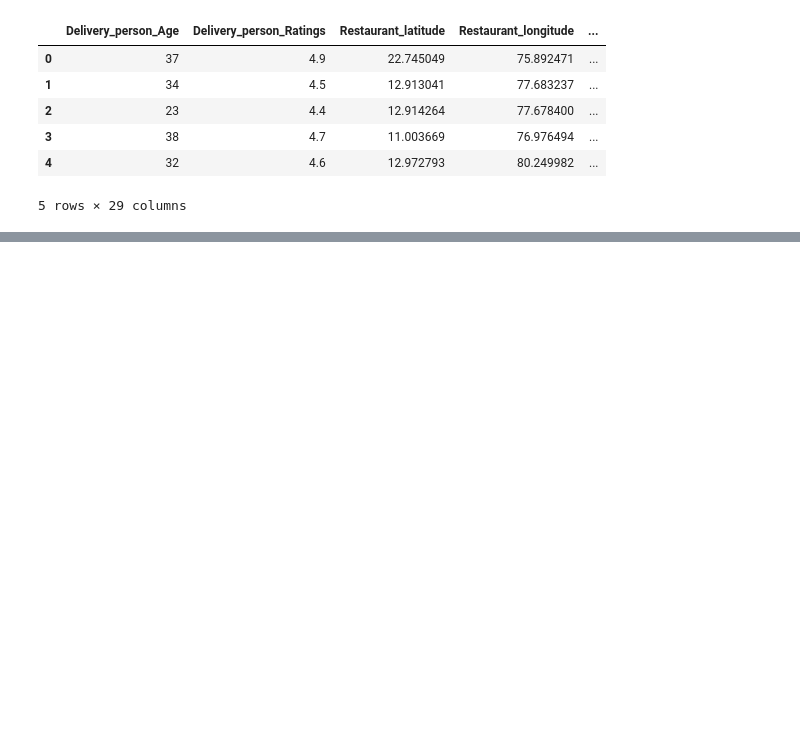
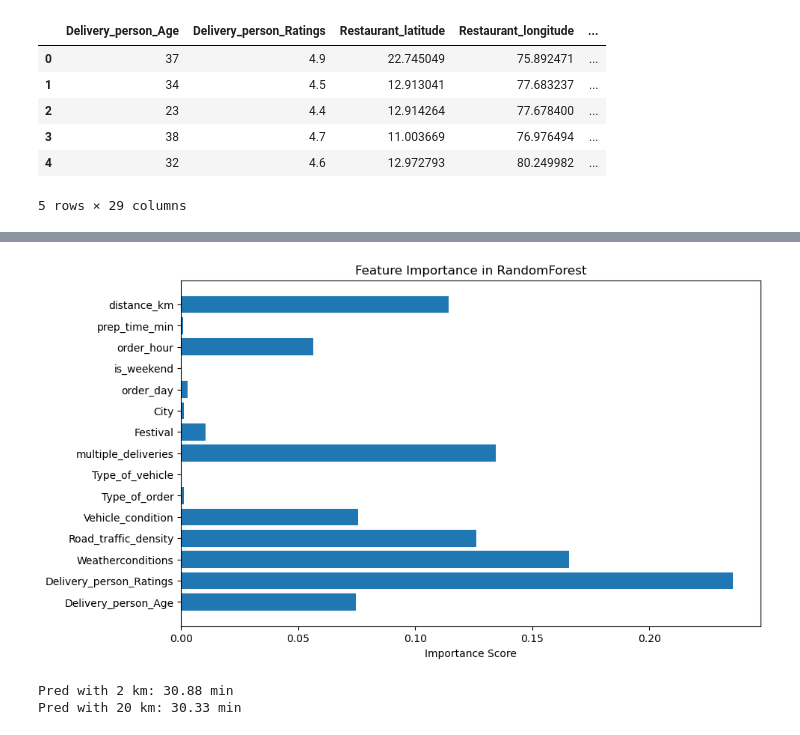
Before and after one commit to Subirxgt/Food-Delivery-Time-Prediction-, a Jupyter notebook: Python_code.ipynb, the cells around one changed output, grey strips where cells are left out. Saved outputs shown, nothing was run; the diff lists cells and outputs as text; code cells hidden in the pictures; blank space fills up the shorter version.

```diff
--- a/Python_code.ipynb
+++ b/Python_code.ipynb
@@ -579 +700,4 @@ print("✅  Pipeline saved to delivery_time_pipeline.pkl")
+# %%
+model = joblib.load("rf_model.pkl")
+print(model.feature_names_in_.tolist())
 # %%
@@ -618,0 +750,70 @@ print(f"🕒  Predicted delivery time: {pred_minutes:.2f} min") """
+# %%
+import matplotlib.pyplot as plt
+
+importances = model.feature_importances_
+features = model.feature_names_in_
+
+plt.figure(figsize=(10, 6))
+plt.barh(features, importances)
+plt.title("Feature Importance in RandomForest")
+plt.xlabel("Importance Score")
+plt.show()
+# %% [output]
+[figure, added]
+# %%
+import joblib
+import pandas as pd
+import numpy as np
+
+# Load all components
+encoder = joblib.load("encoder.pkl")
+scaler  = joblib.load("scaler.pkl")
+model   = joblib.load("rf_model.pkl")
+
+# The exact feature order used in training
+feature_order = model.feature_names_in_.tolist()
+
+# Sample input (with original string values for categorical features)
+sample = pd.DataFrame([{
+    "Delivery_person_Age"     : np.random.randint(21, 50),
+    "Delivery_person_Ratings" : round(np.random.uniform(3.5, 5.0), 1),
+    "Weatherconditions"       : "Sunny",
+    "Road_traffic_density"    : "Jam",
+    "Vehicle_condition"       : 2,
+    "Type_of_order"           : "Snack",
+    "Type_of_vehicle"         : "scooter",
+    "multiple_deliveries"     : 1,
+    "Festival"                : "No",
+    "City"                    : "Urban",
+    "order_day"               : np.random.randint(1, 32),
+    "is_weekend"              : 1,
+    "order_hour"              : 14,
+    "prep_time_min"           : 12.5,
+    "distance_km"             : 8.4
+}])
+
+# Step 1: Encode categorical columns
+categorical_columns = encoder.feature_names_in_.tolist()
+sample[categorical_columns] = encoder.transform(sample[categorical_columns])
+
+# Step 2: Reorder columns to match training
+sample = sample[feature_order]
+
+# 🚨 Insert this block here — after sample is ready, before actual prediction
+# Modify "distance_km" to test its effect on prediction
+sample.at[0, "distance_km"] = 2
+pred1 = model.predict(scaler.transform(sample))[0]
+
+sample.at[0, "distance_km"] = 20
+pred2 = model.predict(scaler.transform(sample))[0]
+
+print(f"Pred with 2 km: {pred1:.2f} min")
+print(f"Pred with 20 km: {pred2:.2f} min")
+
+# Optionally: show original prediction for current input
+# sample_scaled = scaler.transform(sample)
+# pred_minutes = model.predict(sample_scaled)[0]
+# print(f"🕒  Predicted delivery time: {pred_minutes:.2f} minutes")
+# %% [output]
+Pred with 2 km: 30.88 min
+Pred with 20 km: 30.33 min
```
Also changed, not shown: parts of 34 cells of this notebook, 16 other files.
